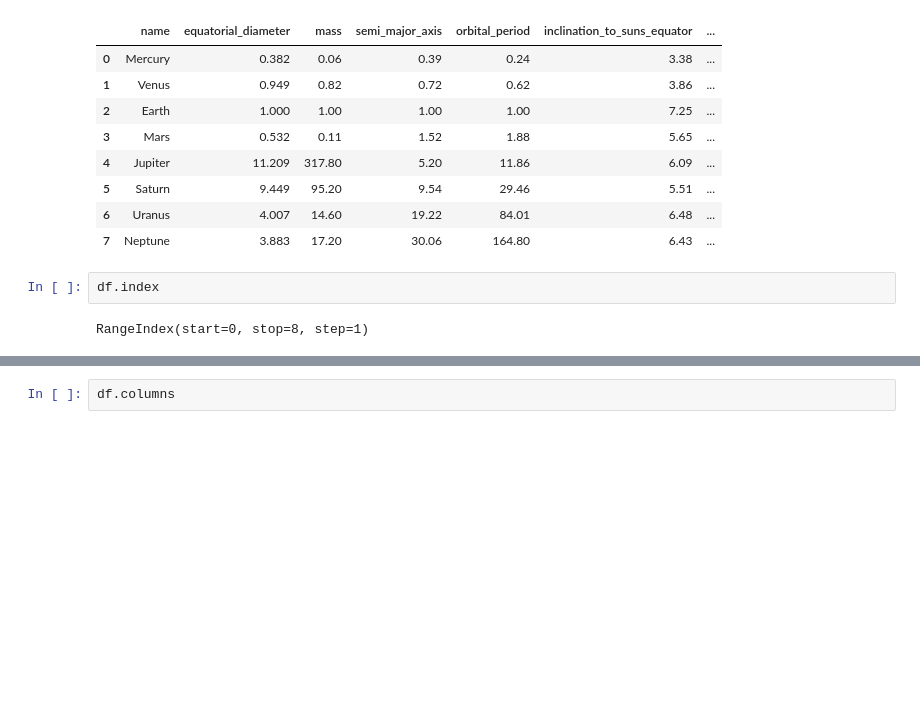
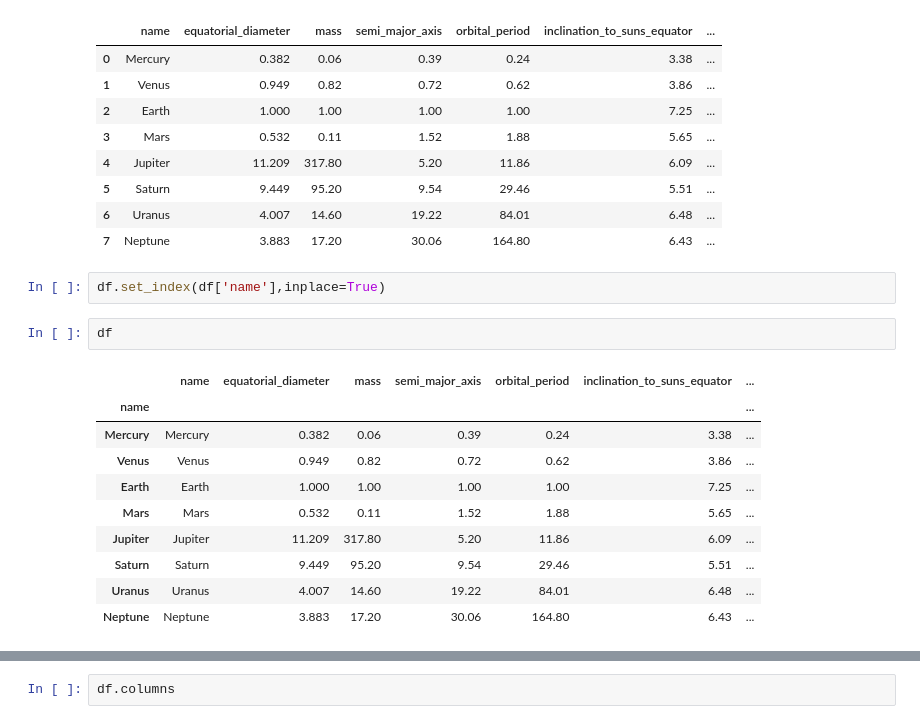
Before and after one commit to Annepikson/HypatiaAcademy, a Jupyter notebook: Untitled9.4.2024.ipynb, the cells around one changed output, grey strips where cells are left out. Cells and saved outputs as stored; diff of their text form; blank space fills up the shorter version.

```diff
--- a/Untitled9.4.2024.ipynb
+++ b/Untitled9.4.2024.ipynb
@@ -16,7 +16,18 @@ df
 | 5 | Saturn | 9.449 | 95.20 | 9.54 | 29.46 | 5.51 | ... |
 | 6 | Uranus | 4.007 | 14.60 | 19.22 | 84.01 | 6.48 | ... |
 | 7 | Neptune | 3.883 | 17.20 | 30.06 | 164.80 | 6.43 | ... |
+# %%
+df.set_index(df['name'],inplace=True)
 # %%
-df.index
+df
 # %% [output]
-RangeIndex(start=0, stop=8, step=1)
+|  | name | equatorial_diameter | mass | semi_major_axis | orbital_period | inclination_to_suns_equator | ... |
+| name |  |  |  |  |  |  | ... |
+| Mercury | Mercury | 0.382 | 0.06 | 0.39 | 0.24 | 3.38 | ... |
+| Venus | Venus | 0.949 | 0.82 | 0.72 | 0.62 | 3.86 | ... |
+| Earth | Earth | 1.000 | 1.00 | 1.00 | 1.00 | 7.25 | ... |
+| Mars | Mars | 0.532 | 0.11 | 1.52 | 1.88 | 5.65 | ... |
+| Jupiter | Jupiter | 11.209 | 317.80 | 5.20 | 11.86 | 6.09 | ... |
+| Saturn | Saturn | 9.449 | 95.20 | 9.54 | 29.46 | 5.51 | ... |
+| Uranus | Uranus | 4.007 | 14.60 | 19.22 | 84.01 | 6.48 | ... |
+| Neptune | Neptune | 3.883 | 17.20 | 30.06 | 164.80 | 6.43 | ... |
```
Also changed, not shown: parts of 6 cells of this notebook.
